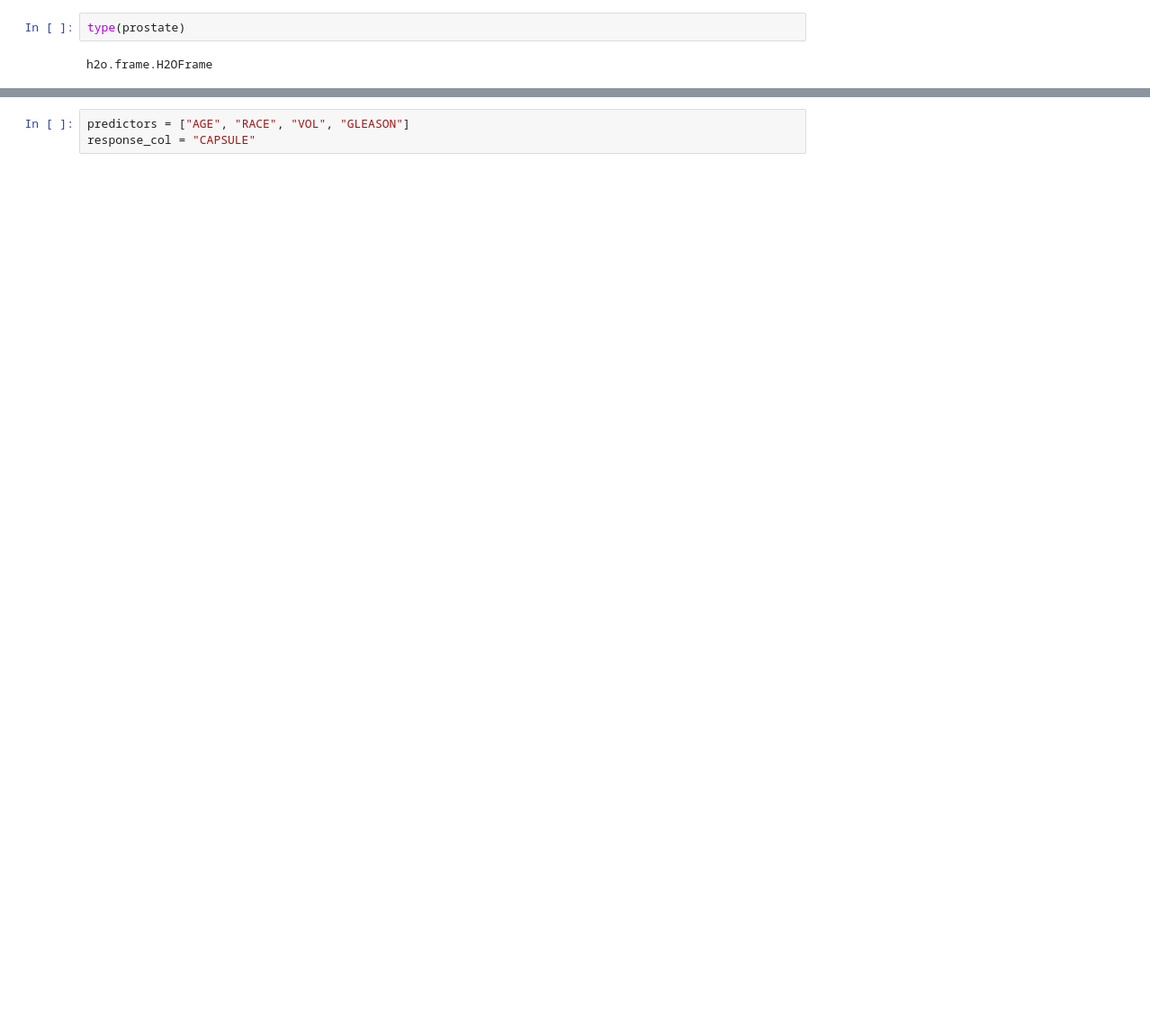
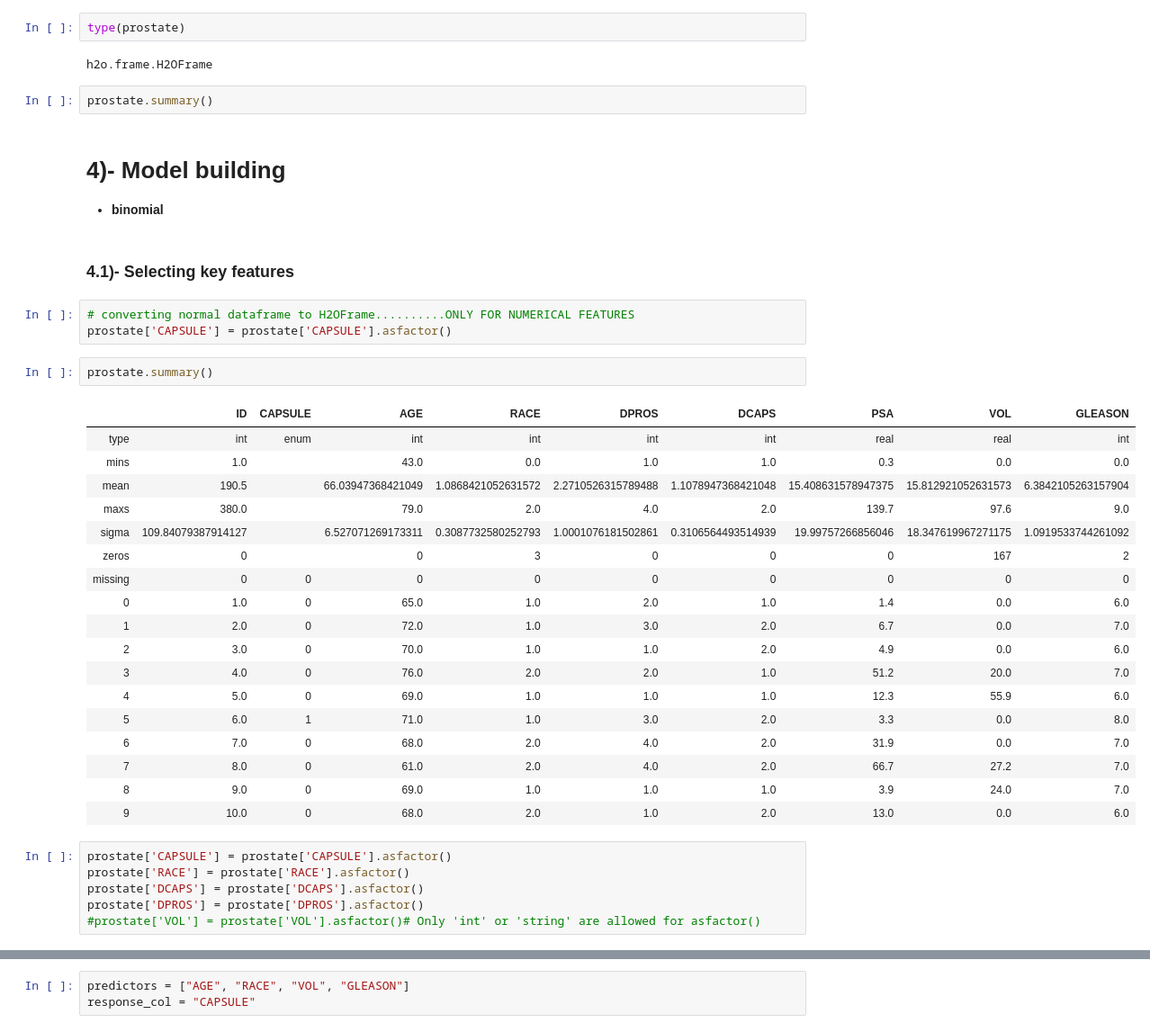
Before and after one commit to HassanSherwani/Generalized_Linear_Models-II, a Jupyter notebook: Generalized_Linear_Models-II.ipynb, the cells around one changed output, grey strips where cells are left out. Shown: that part at 90% size. Cells and saved outputs as stored; diff of their text form; blank space fills up the shorter version.

```diff
--- a/Generalized_Linear_Models-II.ipynb
+++ b/Generalized_Linear_Models-II.ipynb
@@ -116,3 +110,41 @@ prostate['DPROS'] = prostate['DPROS'].asfactor()
 type(prostate)
 # %% [output]
 h2o.frame.H2OFrame
+# %%
+prostate.summary()
+# %% [markdown]
+# 4)- Model building
+
+- **binomial**
+# %% [markdown]
+### 4.1)- Selecting key features
+# %%
+# converting normal dataframe to H2OFrame..........ONLY FOR NUMERICAL FEATURES
+prostate['CAPSULE'] = prostate['CAPSULE'].asfactor()
+# %%
+prostate.summary()
+# %% [output]
+|  | ID | CAPSULE | AGE | RACE | DPROS | DCAPS | PSA | VOL | GLEASON |
+| type | int | enum | int | int | int | int | real | real | int |
+| mins | 1.0 |  | 43.0 | 0.0 | 1.0 | 1.0 | 0.3 | 0.0 | 0.0 |
+| mean | 190.5 |  | 66.03947368421049 | 1.0868421052631572 | 2.2710526315789488 | 1.1078947368421048 | 15.408631578947375 | 15.812921052631573 | 6.3842105263157904 |
+| maxs | 380.0 |  | 79.0 | 2.0 | 4.0 | 2.0 | 139.7 | 97.6 | 9.0 |
+| sigma | 109.84079387914127 |  | 6.527071269173311 | 0.3087732580252793 | 1.0001076181502861 | 0.3106564493514939 | 19.99757266856046 | 18.347619967271175 | 1.0919533744261092 |
+| zeros | 0 |  | 0 | 3 | 0 | 0 | 0 | 167 | 2 |
+| missing | 0 | 0 | 0 | 0 | 0 | 0 | 0 | 0 | 0 |
+| 0 | 1.0 | 0 | 65.0 | 1.0 | 2.0 | 1.0 | 1.4 | 0.0 | 6.0 |
+| 1 | 2.0 | 0 | 72.0 | 1.0 | 3.0 | 2.0 | 6.7 | 0.0 | 7.0 |
+| 2 | 3.0 | 0 | 70.0 | 1.0 | 1.0 | 2.0 | 4.9 | 0.0 | 6.0 |
+| 3 | 4.0 | 0 | 76.0 | 2.0 | 2.0 | 1.0 | 51.2 | 20.0 | 7.0 |
+| 4 | 5.0 | 0 | 69.0 | 1.0 | 1.0 | 1.0 | 12.3 | 55.9 | 6.0 |
+| 5 | 6.0 | 1 | 71.0 | 1.0 | 3.0 | 2.0 | 3.3 | 0.0 | 8.0 |
+| 6 | 7.0 | 0 | 68.0 | 2.0 | 4.0 | 2.0 | 31.9 | 0.0 | 7.0 |
+| 7 | 8.0 | 0 | 61.0 | 2.0 | 4.0 | 2.0 | 66.7 | 27.2 | 7.0 |
+| 8 | 9.0 | 0 | 69.0 | 1.0 | 1.0 | 1.0 | 3.9 | 24.0 | 7.0 |
+| 9 | 10.0 | 0 | 68.0 | 2.0 | 1.0 | 2.0 | 13.0 | 0.0 | 6.0 |
+# %%
+prostate['CAPSULE'] = prostate['CAPSULE'].asfactor()
+prostate['RACE'] = prostate['RACE'].asfactor()
+prostate['DCAPS'] = prostate['DCAPS'].asfactor()
+prostate['DPROS'] = prostate['DPROS'].asfactor()
+#prostate['VOL'] = prostate['VOL'].asfactor()# Only 'int' or 'string' are allowed for asfactor()
```
Also changed, not shown: parts of 59 cells of this notebook.
